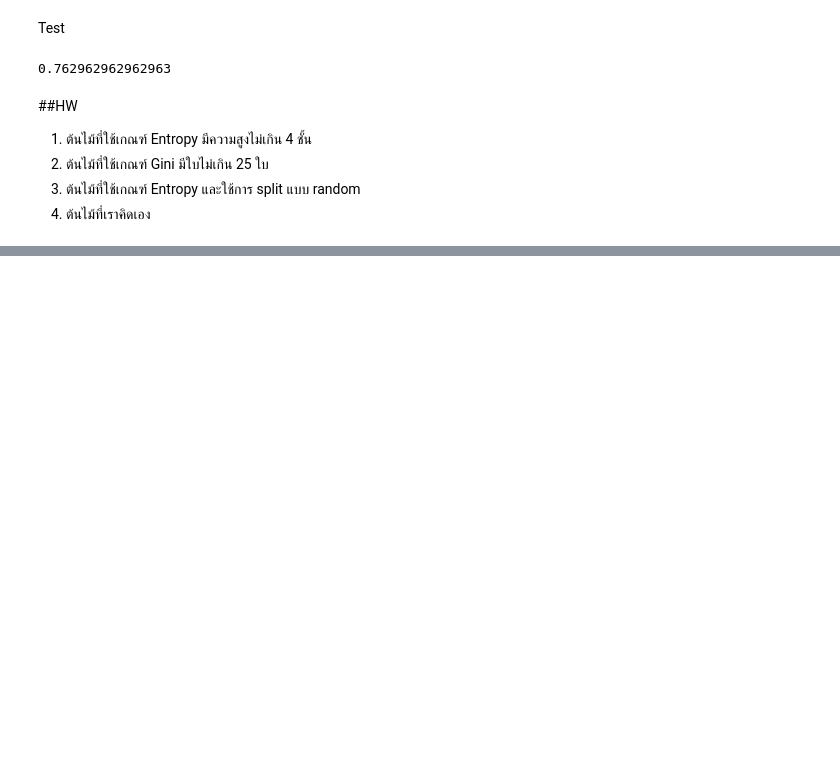
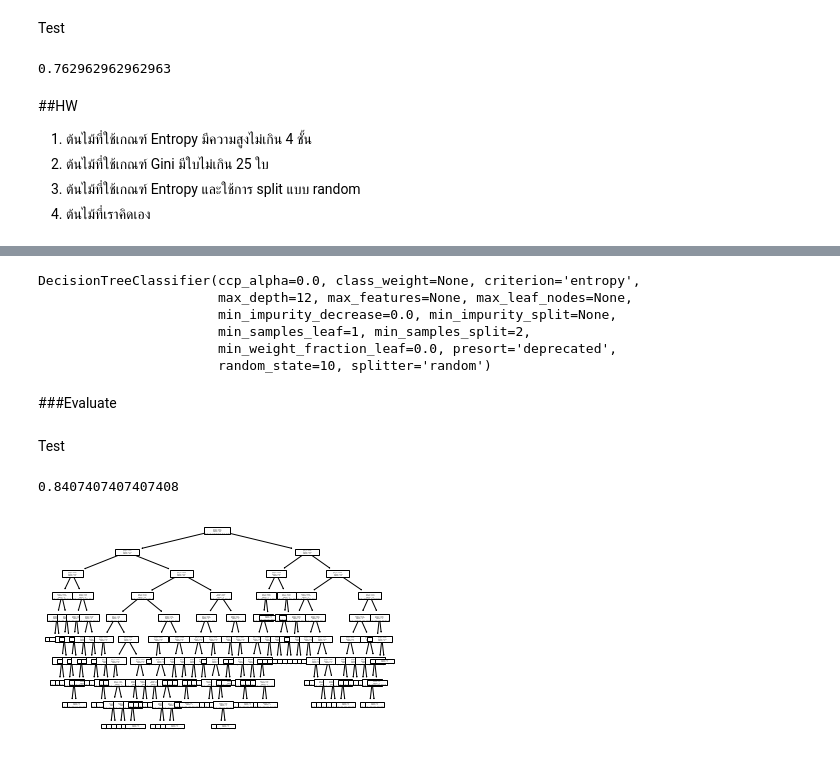
Before and after one commit to Thitichaya2000/DWDM21, a Jupyter notebook: Chapter7_Classification(Decision_Tree).ipynb, the cells around one changed output, grey strips where cells are left out. Cells and saved outputs as stored; diff of their text form; code cells hidden in the pictures; blank space fills up the shorter version.

```diff
--- a/Chapter7_Classification(Decision_Tree).ipynb
+++ b/Chapter7_Classification(Decision_Tree).ipynb
@@ -211,0 +331,3 @@ accuracy_score(y_val, tree1_result )
+# %%
+Mytree_4 = DecisionTreeClassifier(criterion='entropy' ,splitter='random' ,max_depth=12 ,random_state=10)
+##ต้นไม้ที่ใช้เกณฑ์ Entropy และใช้การ split แบบ random โดยให้มีความสูงไม่เกิน 12 ชั้น และให้เริ่ม random จุดที่ 10
@@ -211,0 +336,11 @@ accuracy_score(y_val, tree1_result )
+# %%
+Mytree_4.fit(X_train2,y_train2)
+# %% [output]
+DecisionTreeClassifier(ccp_alpha=0.0, class_weight=None, criterion='entropy',
+                       max_depth=12, max_features=None, max_leaf_nodes=None,
+                       min_impurity_decrease=0.0, min_impurity_split=None,
+                       min_samples_leaf=1, min_samples_split=2,
+                       min_weight_fraction_leaf=0.0, presort='deprecated',
+                       random_state=10, splitter='random')
+# %% [markdown]
+###Evaluate
@@ -211,0 +349,2 @@ accuracy_score(y_val, tree1_result )
+# %% [markdown]
+Test
@@ -211,0 +353,8 @@ accuracy_score(y_val, tree1_result )
+# %%
+accuracy_score(y_val, Tree4_result ) #มีความแม่นยำทั้งหมด 84%
+# %% [output]
+0.8407407407407408
+# %%
+plot_tree(Mytree_4);
+# %% [output]
+[figure, added]
```
Also changed, not shown: parts of 46 cells of this notebook.
